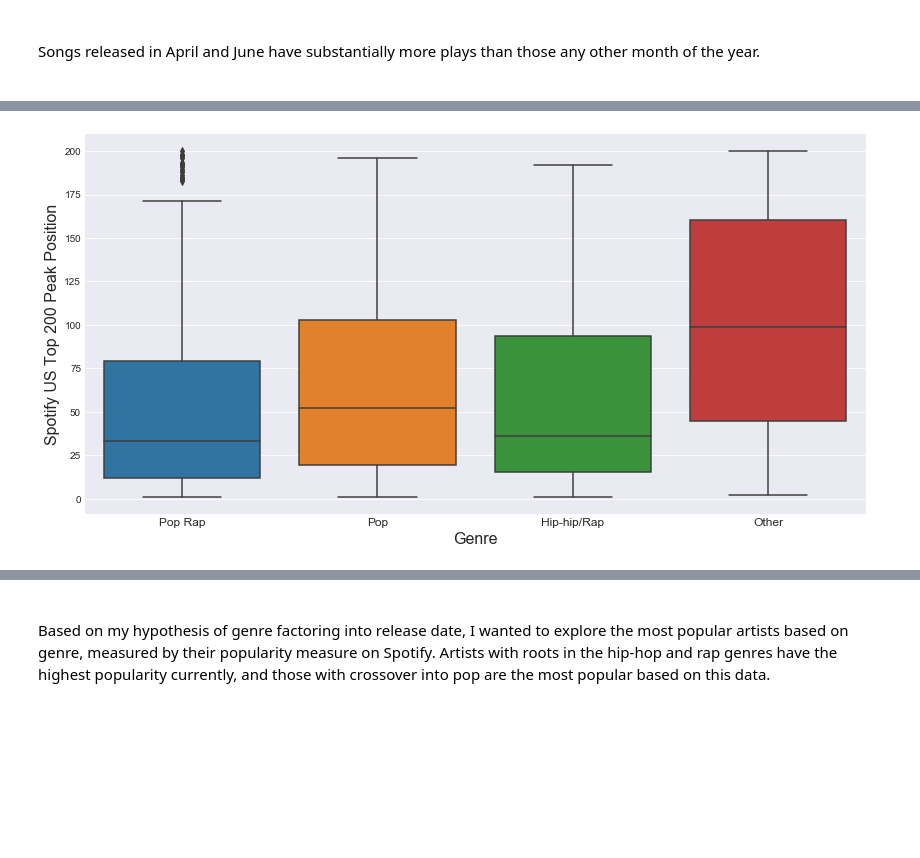
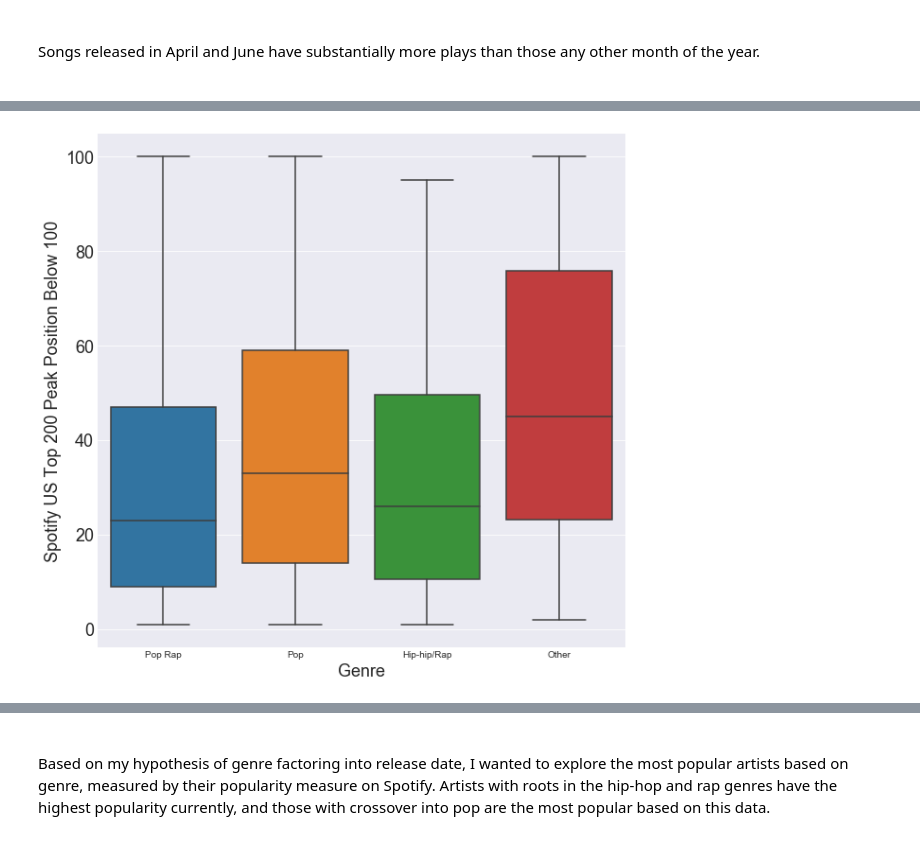
Before and after one commit to nealmanahan/predicting_song_release_date, a Jupyter notebook: 03_analysis_and_modeling.ipynb, the cells around one changed output, grey strips where cells are left out. Drawn from its saved outputs; the diff is of its cells as text; code cells hidden in the pictures; blank space fills up the shorter version.

```diff
--- a/03_analysis_and_modeling.ipynb
+++ b/03_analysis_and_modeling.ipynb
@@ -145 +158,3 @@ plt.ylabel('Total Streams', size=16);
+# %%
+sp_100_scaled = combined[combined['sp_top_200_peak'] <= 100]
 # %%
@@ -153,8 +170,9 @@ plt.ylabel('Billboard Hot 100 Peak Position', size=16);
 # %%
-plt.figure(figsize=(14,7))
-sns.boxplot(x='genre_cat', y='sp_top_200_peak', data=combined)
-plt.xticks([0, 1, 2, 3], ['Pop Rap', 'Pop', 'Hip-hip/Rap', 'Other'], size=12)
-plt.xlabel('Genre', size=16)
-plt.ylabel('Spotify US Top 200 Peak Position', size=16);
+plt.figure(figsize=(10,10))
+sns.boxplot(x='genre_cat', y='sp_top_200_peak', data=sp_100_scaled)
+plt.yticks([0, 20, 40, 60, 80, 100], size=18)
+plt.xticks([0, 1, 2, 3], ['Pop Rap', 'Pop', 'Hip-hip/Rap', 'Other'])
+plt.xlabel('Genre', size=18)
+plt.ylabel('Spotify US Top 200 Peak Position Below 100', size =18);
 # %% [output]
-[figure, old version]
+[figure, new version]
```
Also changed, not shown: parts of 4 cells of this notebook, 1 other file.
